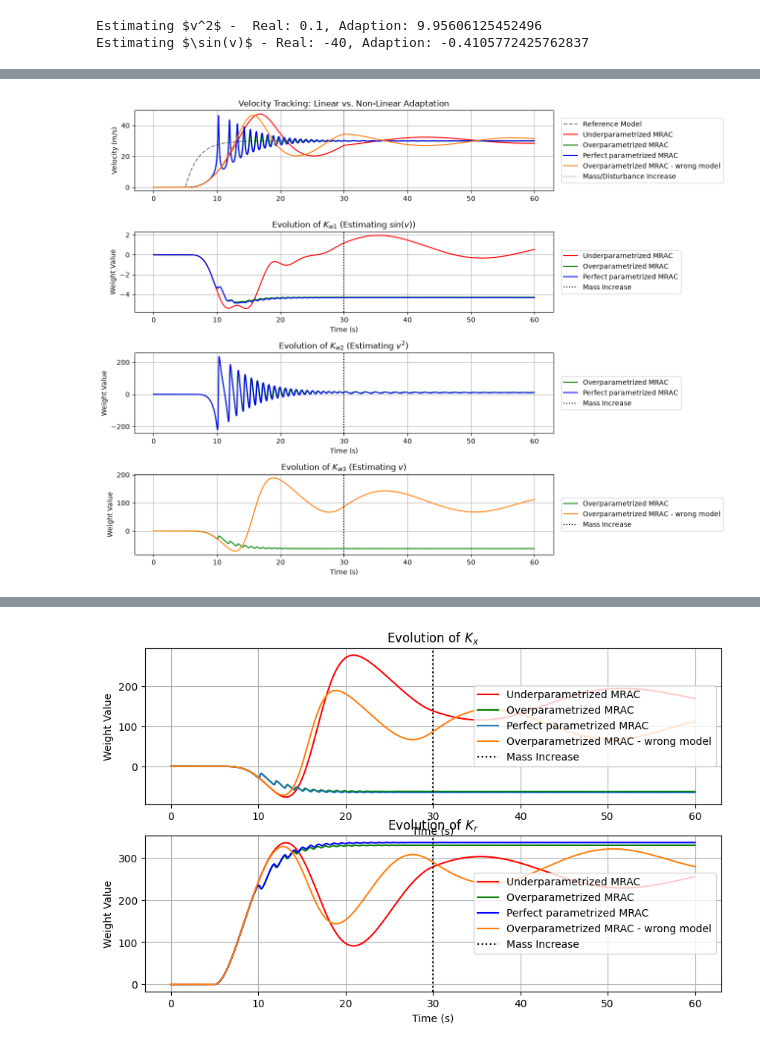
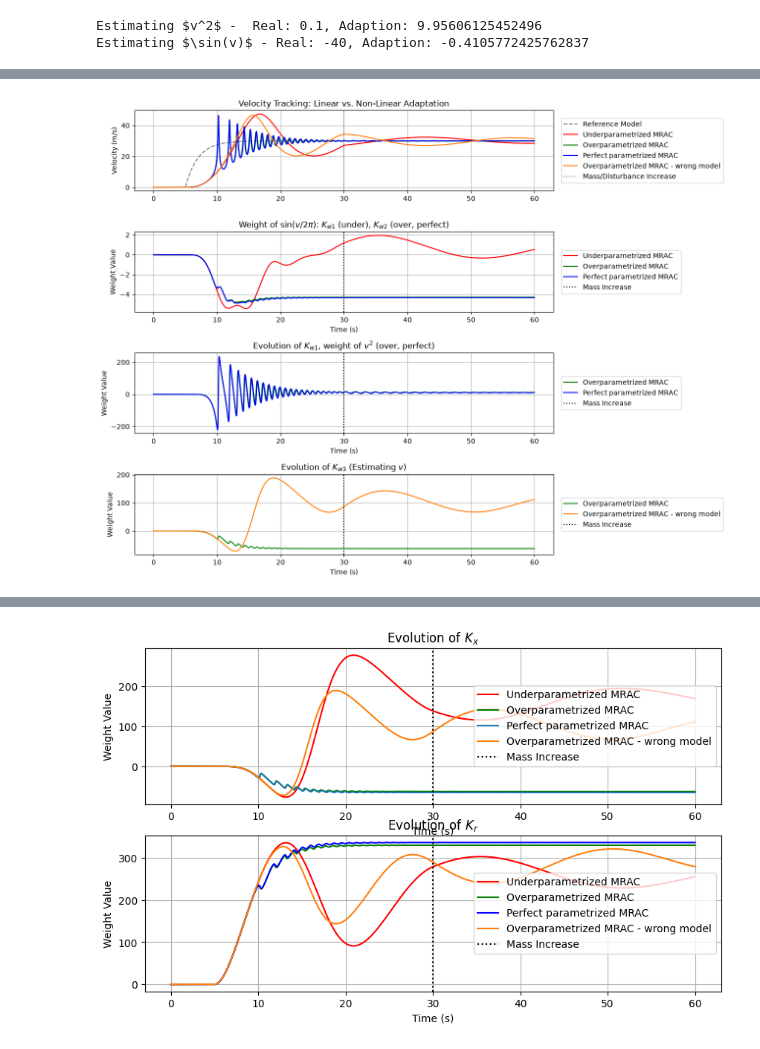
Before and after one commit to Mrjarkos/MRAC_Tutorial, a Jupyter notebook: 02_MRAC_meets_Lyapunov.ipynb, the cells around one changed output, grey strips where cells are left out. Drawn from its saved outputs; the diff is of its cells as text; code cells hidden in the pictures.

```diff
--- a/02_MRAC_meets_Lyapunov.ipynb
+++ b/02_MRAC_meets_Lyapunov.ipynb
@@ -479,35 +554,35 @@ plt.plot(t, hist_under['Kw1'], 'r', label='Underparametrized MRAC')
 plt.plot(t, hist_over['Kw2'], 'g', label='Overparametrized MRAC')
 plt.plot(t, hist['Kw2'], 'b', label='Perfect parametrized MRAC')
 plt.axvline(x=disturbance_time, color='k', linestyle=':', label='Mass Increase')
-plt.title('Evolution of $K_{w1}$ (Estimating $sin(v)$)')
+plt.title(r'Weight of $\sin(v/2\pi)$: $K_{w1}$ (under), $K_{w2}$ (over, perfect)')
 plt.ylabel('Weight Value')
 plt.xlabel('Time (s)')
 plt.legend(loc='center left', bbox_to_anchor=(1.01, 0.5))
 plt.grid()
 
 plt.subplot(4, 1, 3)
 plt.plot(t, hist_over['Kw1'], 'g', label='Overparametrized MRAC')
 plt.plot(t, hist['Kw1'], 'b', label='Perfect parametrized MRAC')
 plt.axvline(x=disturbance_time, color='k', linestyle=':', label='Mass Increase')
-plt.title('Evolution of $K_{w2}$ (Estimating $v^2$)')
+plt.title('Evolution of $K_{w1}$, weight of $v^2$ (over, perfect)')
 plt.ylabel('Weight Value')
 plt.xlabel('Time (s)')
 plt.legend(loc='center left', bbox_to_anchor=(1.01, 0.5))
 plt.grid()
 
 plt.subplot(4, 1, 4)
 plt.plot(t, hist_over['Kw3'], 'g', label='Overparametrized MRAC')
 plt.plot(t, hist_over_wrong_model['Kw3'], 'tab:orange', label='Overparametrized MRAC - wrong model')
 plt.axvline(x=disturbance_time, color='k', linestyle=':', label='Mass Increase')
 plt.title('Evolution of $K_{w3}$ (Estimating $v$)')
 plt.ylabel('Weight Value')
 plt.xlabel('Time (s)')
 plt.legend(loc='center left', bbox_to_anchor=(1.01, 0.5))
 plt.grid()
 
 plt.tight_layout()
 plt.show()
 # %% [output]
-[figure, old version]
+[figure, new version]
 # %% [markdown]
 #### Parameter drift
```
Also changed, not shown: parts of 5 cells of this notebook, 3 other files.
